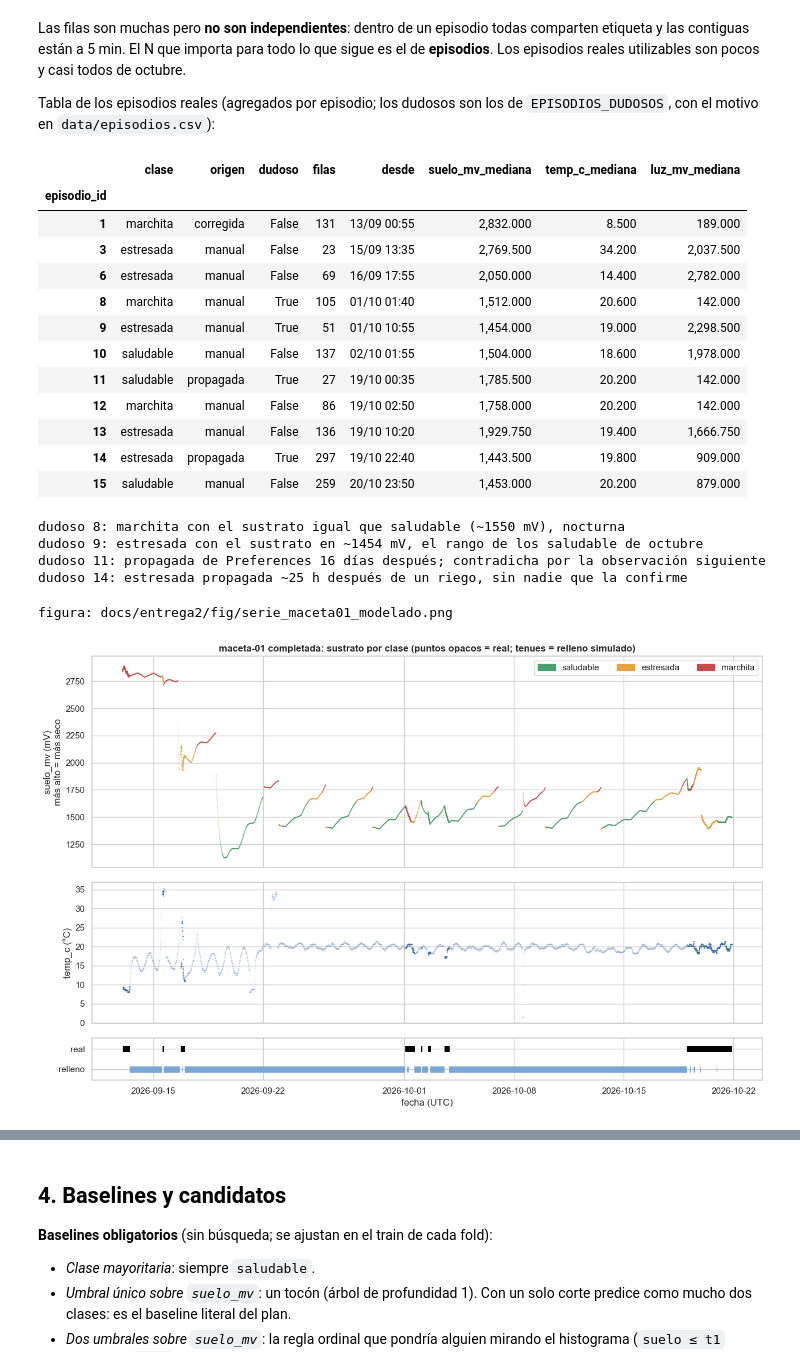
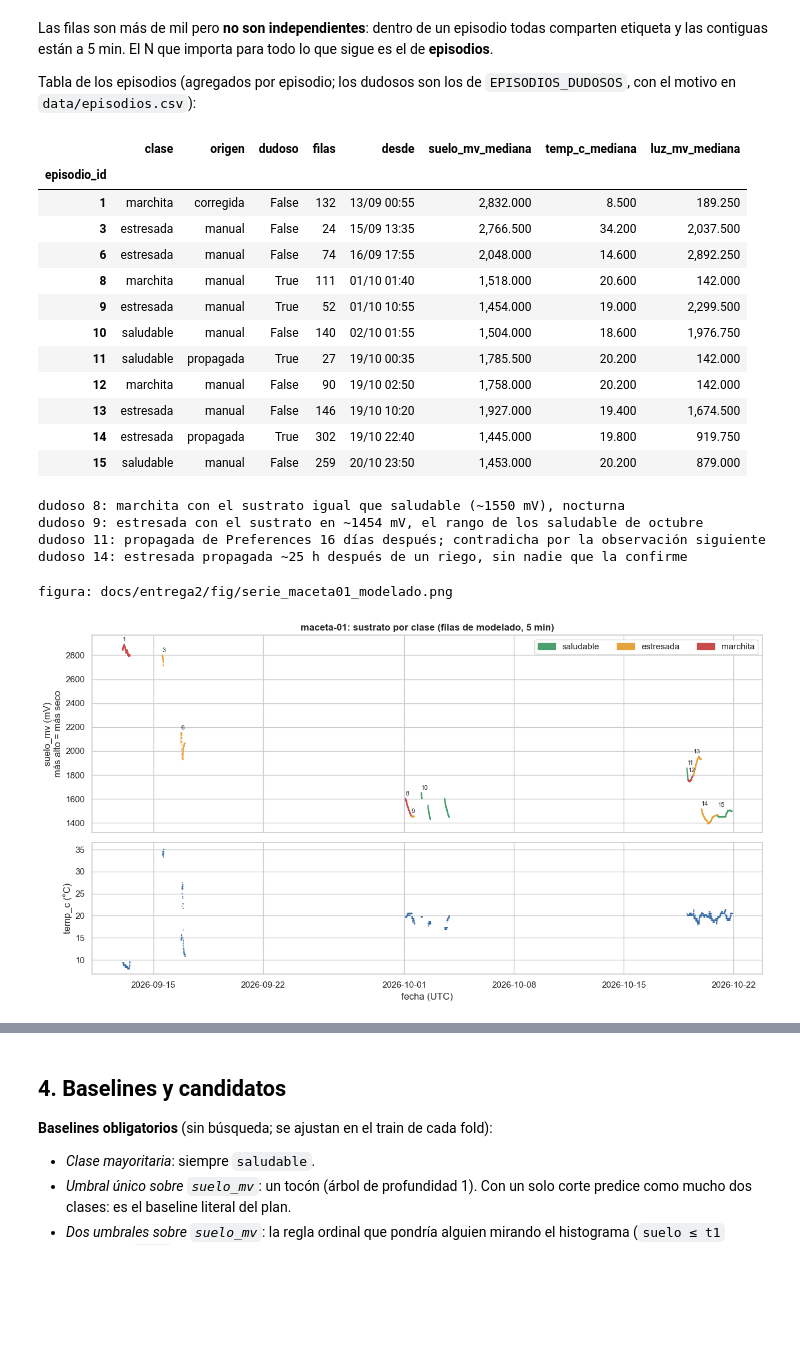
Before and after one commit to phillipbowles/IA_Ruperto, a Jupyter notebook: notebooks/03_modelos.ipynb, the cells around one changed output, grey strips where cells are left out. Saved outputs shown, nothing was run; the diff lists cells and outputs as text; code cells hidden in the pictures; blank space fills up the shorter version.

```diff
--- a/notebooks/03_modelos.ipynb
+++ b/notebooks/03_modelos.ipynb
@@ -159,63 +129,52 @@ proporción de filas por clase: {'saludable': 0.507, 'estresada': 0.243, 'marchi
 # %% [markdown]
-Las filas son muchas pero **no son independientes**: dentro de un episodio todas comparten etiqueta y las contiguas están a 5 min. El N que importa para todo lo que sigue es el de **episodios**. Los episodios reales utilizables son pocos y casi todos de octubre.
+Las filas son más de mil pero **no son independientes**: dentro de un episodio todas comparten etiqueta y las contiguas están a 5 min. El N que importa para todo lo que sigue es el de **episodios**.
 
-Tabla de los episodios reales (agregados por episodio; los dudosos son los de `EPISODIOS_DUDOSOS`, con el motivo en `data/episodios.csv`):
+Tabla de los episodios (agregados por episodio; los dudosos son los de `EPISODIOS_DUDOSOS`, con el motivo en `data/episodios.csv`):
 # %%
-reales_ep = (df[es_real].groupby("episodio_id")
-             .agg(clase=("clase", "first"), origen=("etiqueta_origen", "first"),
-                  dudoso=("dudoso", "first"), filas=("ts", "size"),
-                  desde=("ts", "min"), suelo_mv_mediana=("suelo_mv", "median"),
-                  temp_c_mediana=("temp_c", "median"), luz_mv_mediana=("luz_mv", "median")))
-reales_ep["desde"] = reales_ep.desde.dt.strftime("%d/%m %H:%M")
-display(reales_ep)
+tabla_ep = (df.groupby("episodio_id")
+            .agg(clase=("clase", "first"), origen=("etiqueta_origen", "first"),
+                 dudoso=("dudoso", "first"), filas=("ts", "size"),
+                 desde=("ts", "min"), suelo_mv_mediana=("suelo_mv", "median"),
+                 temp_c_mediana=("temp_c", "median"), luz_mv_mediana=("luz_mv", "median")))
+tabla_ep["desde"] = tabla_ep.desde.dt.strftime("%d/%m %H:%M")
+display(tabla_ep)
 for k, v in EPISODIOS_DUDOSOS.items():
     print(f"dudoso {k}: {v}")
 # %% [output]
 |  | clase | origen | dudoso | filas | desde | suelo_mv_mediana | temp_c_mediana | luz_mv_mediana |
 | episodio_id |  |  |  |  |  |  |  |  |
-| 1 | marchita | corregida | False | 131 | 13/09 00:55 | 2,832.000 | 8.500 | 189.000 |
-| 3 | estresada | manual | False | 23 | 15/09 13:35 | 2,769.500 | 34.200 | 2,037.500 |
-| 6 | estresada | manual | False | 69 | 16/09 17:55 | 2,050.000 | 14.400 | 2,782.000 |
-| 8 | marchita | manual | True | 105 | 01/10 01:40 | 1,512.000 | 20.600 | 142.000 |
-| 9 | estresada | manual | True | 51 | 01/10 10:55 | 1,454.000 | 19.000 | 2,298.500 |
-| 10 | saludable | manual | False | 137 | 02/10 01:55 | 1,504.000 | 18.600 | 1,978.000 |
+| 1 | marchita | corregida | False | 132 | 13/09 00:55 | 2,832.000 | 8.500 | 189.250 |
+| 3 | estresada | manual | False | 24 | 15/09 13:35 | 2,766.500 | 34.200 | 2,037.500 |
+| 6 | estresada | manual | False | 74 | 16/09 17:55 | 2,048.000 | 14.600 | 2,892.250 |
+| 8 | marchita | manual | True | 111 | 01/10 01:40 | 1,518.000 | 20.600 | 142.000 |
+| 9 | estresada | manual | True | 52 | 01/10 10:55 | 1,454.000 | 19.000 | 2,299.500 |
+| 10 | saludable | manual | False | 140 | 02/10 01:55 | 1,504.000 | 18.600 | 1,976.750 |
 | 11 | saludable | propagada | True | 27 | 19/10 00:35 | 1,785.500 | 20.200 | 142.000 |
-| 12 | marchita | manual | False | 86 | 19/10 02:50 | 1,758.000 | 20.200 | 142.000 |
-| 13 | estresada | manual | False | 136 | 19/10 10:20 | 1,929.750 | 19.400 | 1,666.750 |
-| 14 | estresada | propagada | True | 297 | 19/10 22:40 | 1,443.500 | 19.800 | 909.000 |
+| 12 | marchita | manual | False | 90 | 19/10 02:50 | 1,758.000 | 20.200 | 142.000 |
+| 13 | estresada | manual | False | 146 | 19/10 10:20 | 1,927.000 | 19.400 | 1,674.500 |
+| 14 | estresada | propagada | True | 302 | 19/10 22:40 | 1,445.000 | 19.800 | 919.750 |
 | 15 | saludable | manual | False | 259 | 20/10 23:50 | 1,453.000 | 20.200 | 879.000 |
 dudoso 8: marchita con el sustrato igual que saludable (~1550 mV), nocturna
 dudoso 9: estresada con el sustrato en ~1454 mV, el rango de los saludable de octubre
 dudoso 11: propagada de Preferences 16 días después; contradicha por la observación siguiente
 dudoso 14: estresada propagada ~25 h después de un riego, sin nadie que la confirme
 # %%
-fig, axes = plt.subplots(3, 1, figsize=(13, 8.5), sharex=True,
-                         gridspec_kw={"height_ratios": [3, 2, 0.6]})
+fig, axes = plt.subplots(2, 1, figsize=(13, 7), sharex=True, gridspec_kw={"height_ratios": [3, 2]})
 ax = axes[0]
-for f, marca, alfa, tam in [("simulada_relleno", "o", 0.25, 1.5), ("real", "o", 0.9, 2.5)]:
-    d = df[df.fuente == f]
-    ax.scatter(d.ts, d.suelo_mv, s=tam, c=d.clase.map(COLORES), alpha=alfa, lw=0, rasterized=True)
+ax.scatter(df.ts, df.suelo_mv, s=3, c=df.clase.map(COLORES), lw=0, rasterized=True)
 ax.set_ylabel("suelo_mv (mV)\nmás alto = más seco")
-ax.set_title("maceta-01 completada: sustrato por clase (puntos opacos = real; tenues = relleno simulado)",
-             fontweight="bold")
+ax.set_title("maceta-01: sustrato por clase (filas de modelado, 5 min)", fontweight="bold")
 ax.legend(handles=[Patch(color=COLORES[c], label=c) for c in CLASES], ncol=3, loc="upper right")
+for e, d in df.groupby("episodio_id"):
+    ax.annotate(str(e), (d.ts.min(), d.suelo_mv.max()), textcoords="offset points", xytext=(0, 4), fontsize=8)
 ax = axes[1]
-for f, alfa in [("simulada_relleno", 0.25), ("real", 0.9)]:
-    d = df[df.fuente == f]
-    ax.scatter(d.ts, d.temp_c, s=1.5, c="#3a6ea5" if f == "real" else "#9bb7d4", alpha=alfa, lw=0,
-               rasterized=True)
+ax.scatter(df.ts, df.temp_c, s=2, c="#3a6ea5", lw=0, rasterized=True)
 ax.set_ylabel("temp_c (°C)")
-ax = axes[2]
-for f, y0, col in [("real", 0.55, "black"), ("simulada_relleno", 0.0, "#7aa6d6")]:
-    d = df[df.fuente == f]
-    ax.scatter(d.ts, np.full(len(d), y0 + 0.2), marker="|", s=60, c=col, lw=0.6, rasterized=True)
-ax.set_yticks([0.2, 0.75], ["relleno", "real"])
-ax.set_ylim(-0.1, 1.05)
 ax.set_xlabel("fecha (UTC)")
 fig.tight_layout()
 guardar(fig, "serie_maceta01_modelado.png")
 plt.show()
 # %% [output]
 figura: docs/entrega2/fig/serie_maceta01_modelado.png
-[figure, old version]
+[figure, new version]
 # %% [markdown]
```
Also changed, not shown: parts of 110 cells of this notebook, 39 other files.
